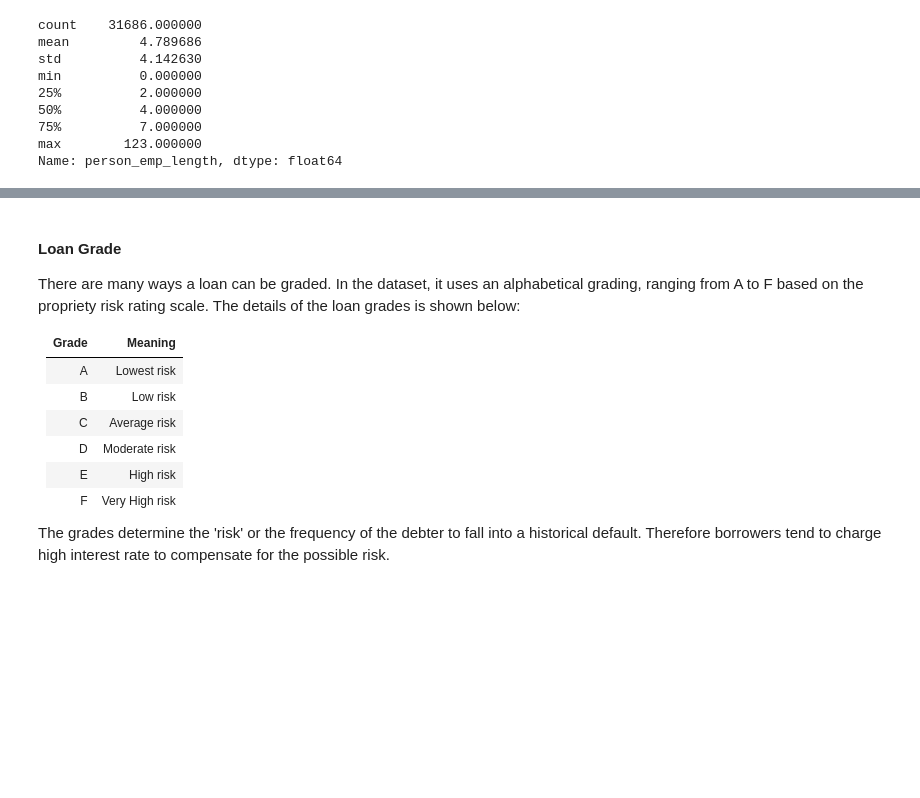
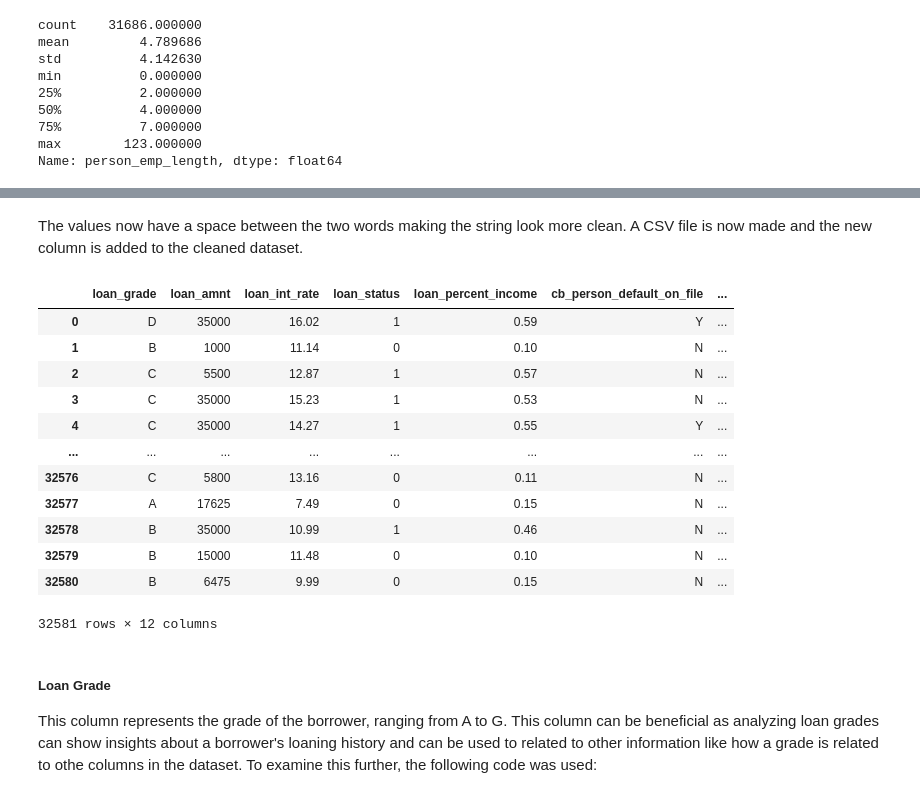
Before and after one commit to Lastlight10/credit_load_risk_data_analysis, a Jupyter notebook: credit_loan.ipynb, the cells around one changed output, grey strips where cells are left out. Saved outputs shown, nothing was run; the diff lists cells and outputs as text; code cells hidden in the pictures; blank space fills up the shorter version.

```diff
--- a/credit_loan.ipynb
+++ b/credit_loan.ipynb
@@ -499,0 +556,3 @@ InvalidIndexError: (0        False
+# %%
+loan_intents = dataset['loan_intent'] # load the column into a separate series
+loan_intents
@@ -499,0 +603,6 @@ InvalidIndexError: (0        False
+# %%
+to_filter_debt_intent = loan_intents == 'DEBTCONSOLIDATION' # Get all rows with 'DEBTCONSOLIDATION'
+to_filter_home_improve_intent = loan_intents == 'HOMEIMPROVEMENT' # Get all rows with 'HOMEIMPROVEMENT'
+loan_intents.loc[to_filter_debt_intent] = 'DEBT CONSOLIDATION' # Replace 'DEBTCONSOLIDATION' with 'DEBT CONSOLIDATION'
+loan_intents.loc[to_filter_home_improve_intent] = 'HOME IMPROVEMENT' # Replace 'HOMEIMPROVEMENT' with 'HOME IMPROVEMENT'
+loan_intents.drop_duplicates(keep='last') # Drop duplicates to see all unique values
@@ -500,15 +617,25 @@ InvalidIndexError: (0        False
+# %% [markdown]
+The values now have a space between the two words making the string look more clean. A CSV file is now made and the new column is added to the cleaned dataset.
+# %%
+cleaned_dataset = cleaned_dataset.drop(columns=['loan_intent']) #Drop the old column
+cleaned_dataset['Clean_loan_intent'] = loan_intents #Add a new column fro cleaned data
+cleaned_dataset['Clean_loan_intent'].to_csv('cleaned_data/cleaned_loan_intent.csv', index=False) # Create CSV file
+cleaned_dataset
+# %% [output]
+|  | loan_grade | loan_amnt | loan_int_rate | loan_status | loan_percent_income | cb_person_default_on_file | ... |
+| 0 | D | 35000 | 16.02 | 1 | 0.59 | Y | ... |
+| 1 | B | 1000 | 11.14 | 0 | 0.10 | N | ... |
+| 2 | C | 5500 | 12.87 | 1 | 0.57 | N | ... |
+| 3 | C | 35000 | 15.23 | 1 | 0.53 | N | ... |
+| 4 | C | 35000 | 14.27 | 1 | 0.55 | Y | ... |
+| ... | ... | ... | ... | ... | ... | ... | ... |
+| 32576 | C | 5800 | 13.16 | 0 | 0.11 | N | ... |
+| 32577 | A | 17625 | 7.49 | 0 | 0.15 | N | ... |
+| 32578 | B | 35000 | 10.99 | 1 | 0.46 | N | ... |
+| 32579 | B | 15000 | 11.48 | 0 | 0.10 | N | ... |
+| 32580 | B | 6475 | 9.99 | 0 | 0.15 | N | ... |
+32581 rows × 12 columns
 # %% [markdown]
-#### Loan Grade
+##### Loan Grade
 
-There are many ways a loan can be graded. In the dataset, it uses an alphabetical grading, ranging from A to F based on the propriety risk rating scale. The details of the loan grades is shown below:
-
-| Grade | Meaning |
-| --- | --- |
-| A | Lowest risk |
-| B | Low risk |
-| C | Average risk |
-| D | Moderate risk |
-| E | High risk |
-| F | Very High risk |
-
-The grades determine the 'risk' or the frequency of the debter to fall into a historical default. Therefore borrowers tend to charge high interest rate to compensate for the possible risk.
+This column represents the grade of the borrower, ranging from A to G. This column can be beneficial as analyzing loan grades can show insights about a borrower's loaning history and can be used to related to other information like how a grade is related to othe columns in the dataset. To examine this further, the following code was used:
```
Also changed, not shown: parts of 41 cells of this notebook, 7 other files.
